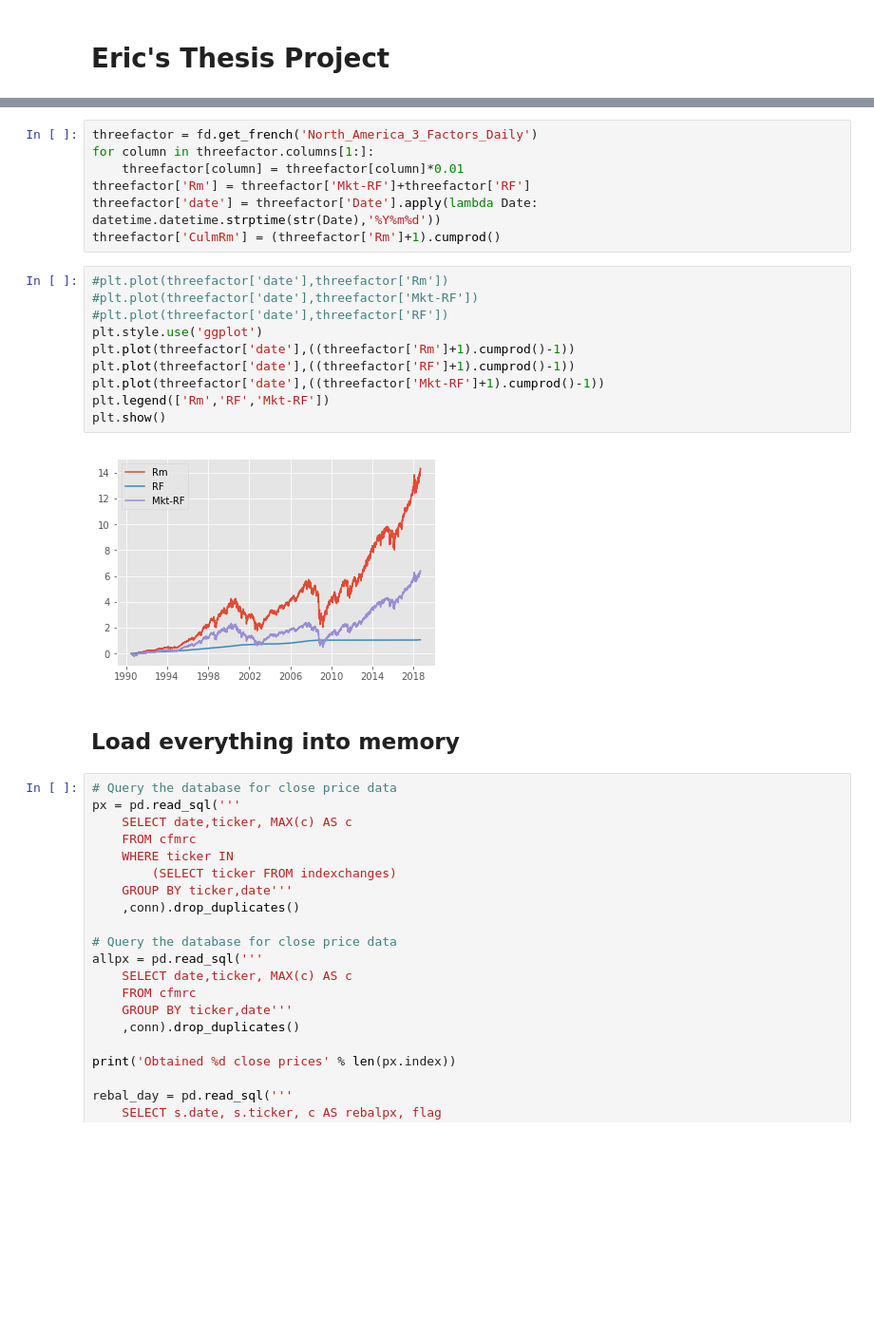
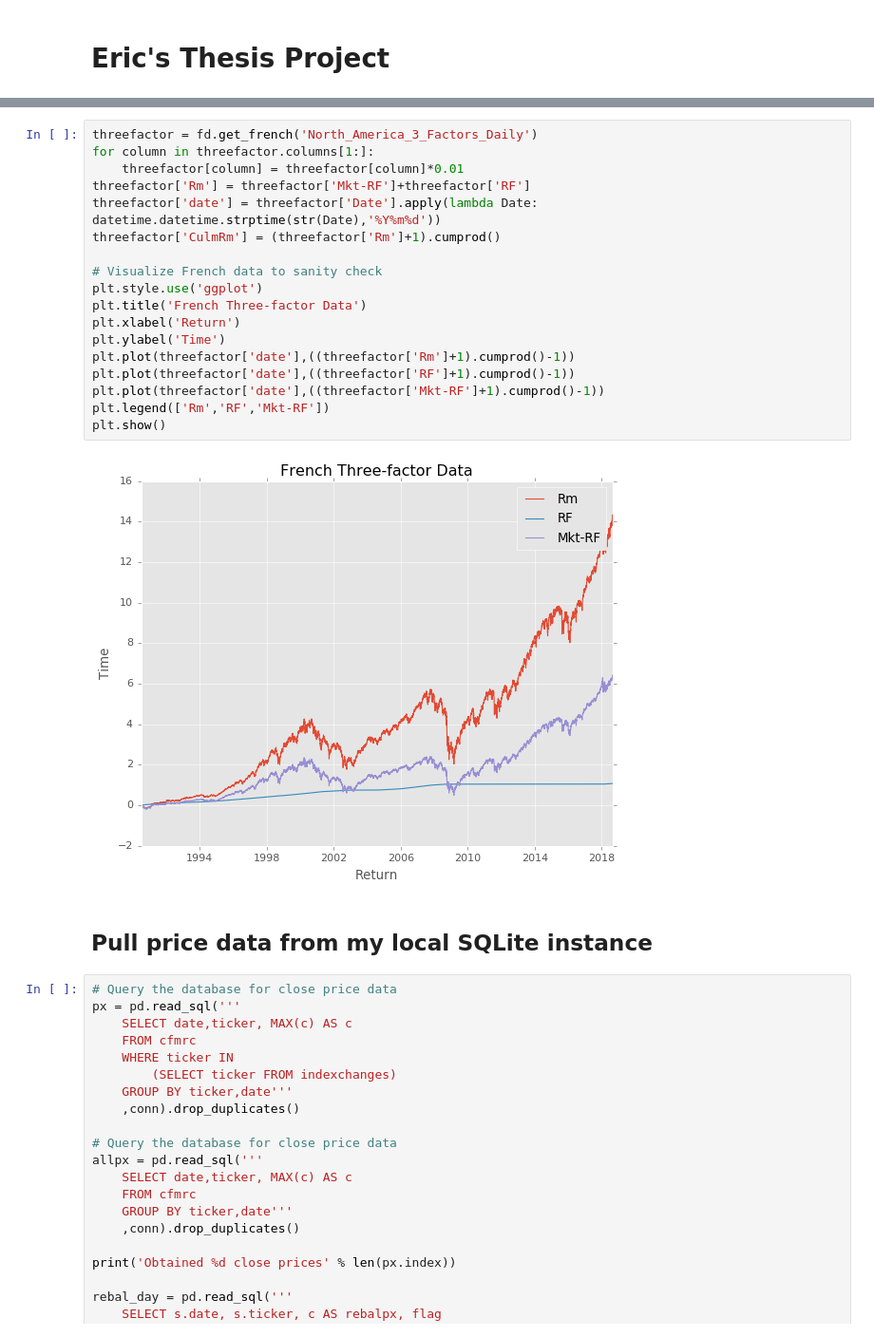
Before and after one commit to ebryce/Portfolio-Risk, a Jupyter notebook: thesis.ipynb, the cells around one changed output, grey strips where cells are left out. Shown: that part at 95% size. Saved outputs shown, nothing was run; the diff lists cells and outputs as text; blank space fills up the shorter version.

```diff
--- a/thesis.ipynb
+++ b/thesis.ipynb
@@ -19,24 +37,25 @@ c = conn.cursor()
 # %%
 threefactor = fd.get_french('North_America_3_Factors_Daily')
 for column in threefactor.columns[1:]:
     threefactor[column] = threefactor[column]*0.01
 threefactor['Rm'] = threefactor['Mkt-RF']+threefactor['RF']
 threefactor['date'] = threefactor['Date'].apply(lambda Date: datetime.datetime.strptime(str(Date),'%Y%m%d'))
 threefactor['CulmRm'] = (threefactor['Rm']+1).cumprod()
+
+# Visualize French data to sanity check
+plt.style.use('ggplot')
+plt.title('French Three-factor Data')
+plt.xlabel('Return')
+plt.ylabel('Time')
+plt.plot(threefactor['date'],((threefactor['Rm']+1).cumprod()-1))
+plt.plot(threefactor['date'],((threefactor['RF']+1).cumprod()-1))
+plt.plot(threefactor['date'],((threefactor['Mkt-RF']+1).cumprod()-1))
+plt.legend(['Rm','RF','Mkt-RF'])
+plt.show()
+# %% [output]
+[figure, added]
-# %%
-#plt.plot(threefactor['date'],threefactor['Rm'])
-#plt.plot(threefactor['date'],threefactor['Mkt-RF'])
-#plt.plot(threefactor['date'],threefactor['RF'])
-plt.style.use('ggplot')
-plt.plot(threefactor['date'],((threefactor['Rm']+1).cumprod()-1))
-plt.plot(threefactor['date'],((threefactor['RF']+1).cumprod()-1))
-plt.plot(threefactor['date'],((threefactor['Mkt-RF']+1).cumprod()-1))
-plt.legend(['Rm','RF','Mkt-RF'])
-plt.show()
-# %% [output]
-[figure, removed]
-# %% [markdown]
-## Load everything into memory
+# %% [markdown]
+## Pull price data from my local SQLite instance
 # %%
 # Query the database for close price data
 px = pd.read_sql('''
```
Also changed, not shown: parts of 21 cells of this notebook.
